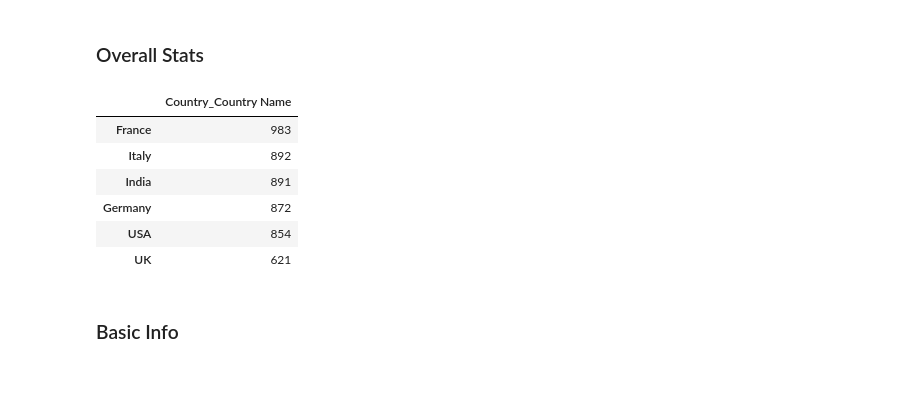
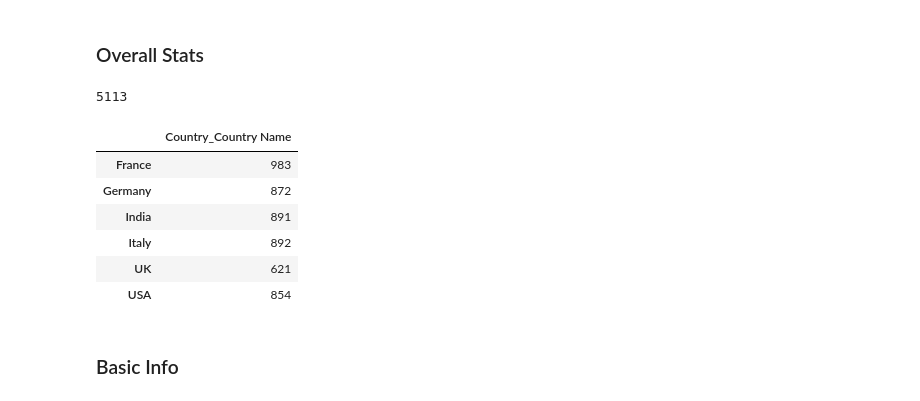
Before and after one commit to lkfink/CMQ, a Jupyter notebook: Descriptive_Statistics.ipynb, the cells around one changed output. Cells and saved outputs as stored; diff of their text form; code cells hidden in the pictures.

```diff
--- a/Descriptive_Statistics.ipynb
+++ b/Descriptive_Statistics.ipynb
@@ -110,15 +110,17 @@ def mean_differences(data, index_list, col_list):
 ### Overall Stats
 # %%
 # country counts
-pd.DataFrame(data['Country_Country Name'].value_counts(dropna=False))
+print(len(data))
+pd.DataFrame(data['Country_Country Name'].value_counts(dropna=False)).sort_index()
 # %% [output]
+5113
 |  | Country_Country Name |
 | France | 983 |
+| Germany | 872 |
+| India | 891 |
 | Italy | 892 |
-| India | 891 |
-| Germany | 872 |
+| UK | 621 |
 | USA | 854 |
-| UK | 621 |
 # %% [markdown]
 ### Basic Info
 # %%
```
Also changed, not shown: parts of 1 cell of this notebook, 3 other files.
